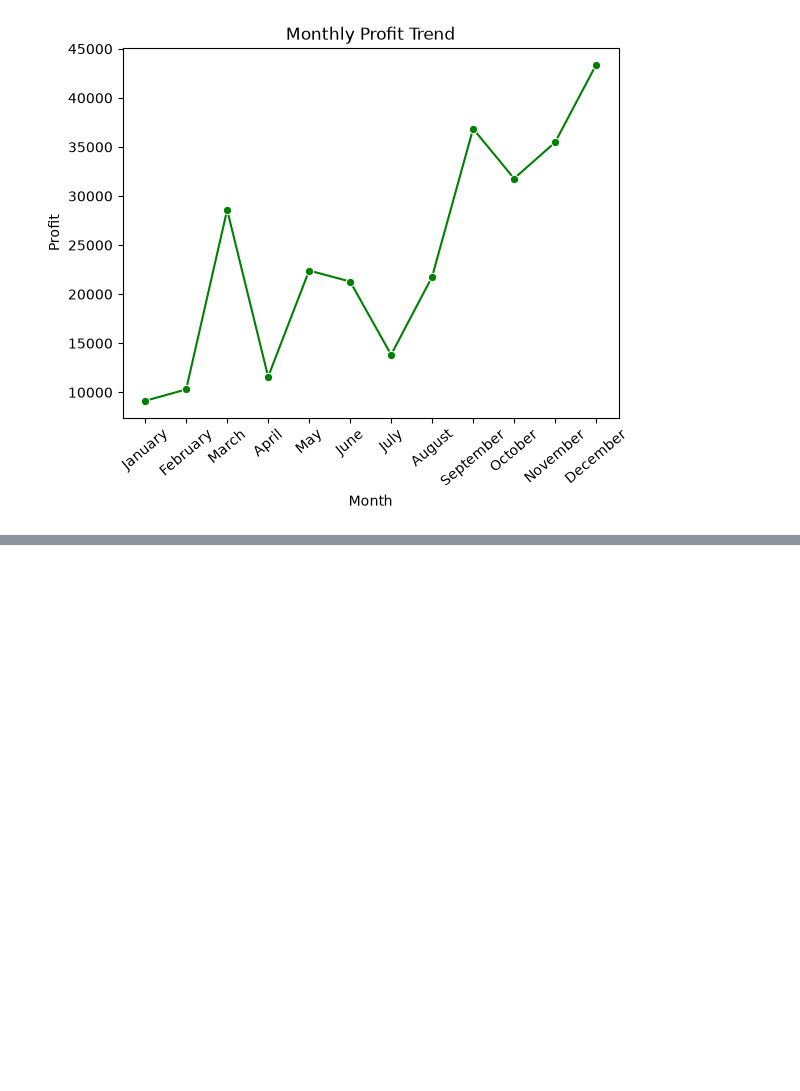
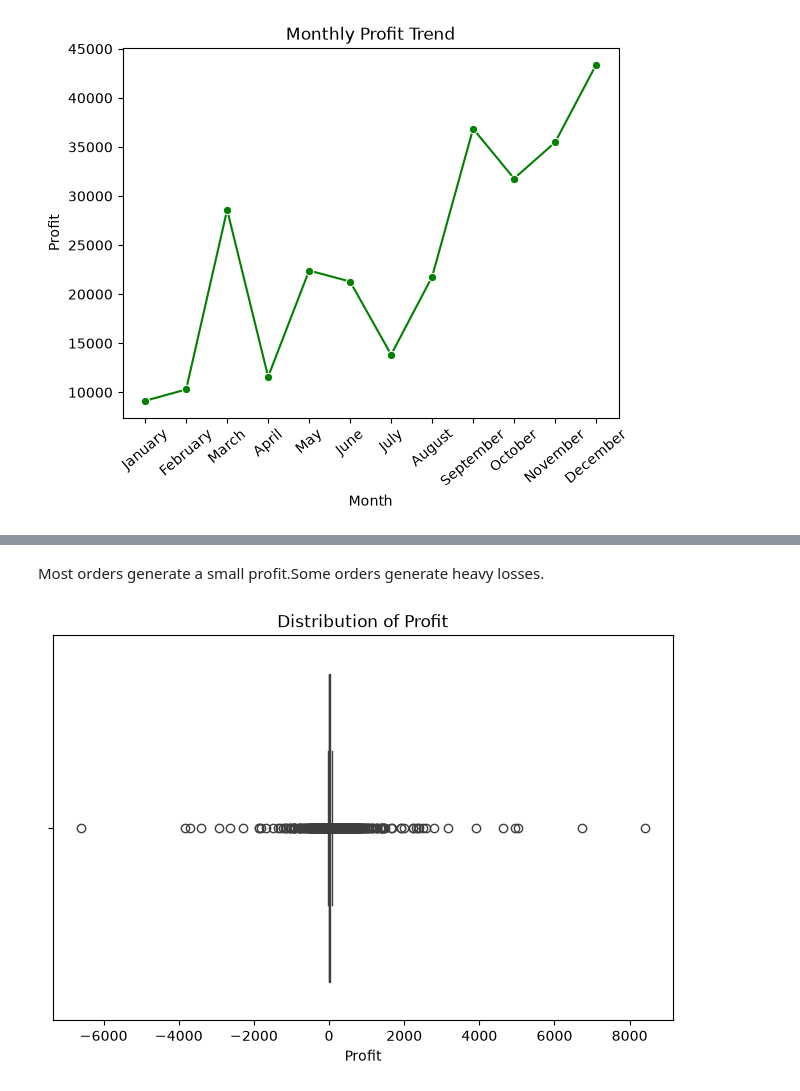
Before and after one commit to vaishnaviniwalkar/Superstore_Sales_Analysis, a Jupyter notebook: notebook/analysis.ipynb, the cells around one changed output, grey strips where cells are left out. Cells and saved outputs as stored; diff of their text form; code cells hidden in the pictures; blank space fills up the shorter version.

```diff
--- a/notebook/analysis.ipynb
+++ b/notebook/analysis.ipynb
@@ -628,0 +671,12 @@ plt.show()
+# %% [markdown]
+Most orders generate a small profit.Some orders generate heavy losses.
+# %%
+plt.figure(figsize=(8,5))
+
+sns.boxplot(data=df, x="Profit")
+
+plt.title("Distribution of Profit")
+
+plt.show()
+# %% [output]
+[figure, added]
```
Also changed, not shown: parts of 9 cells of this notebook.
